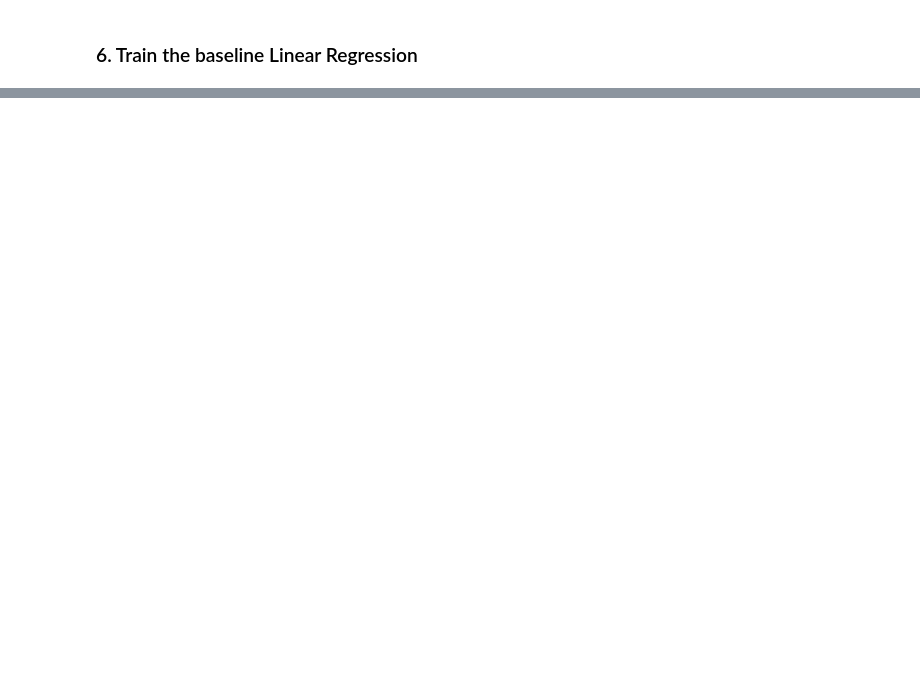
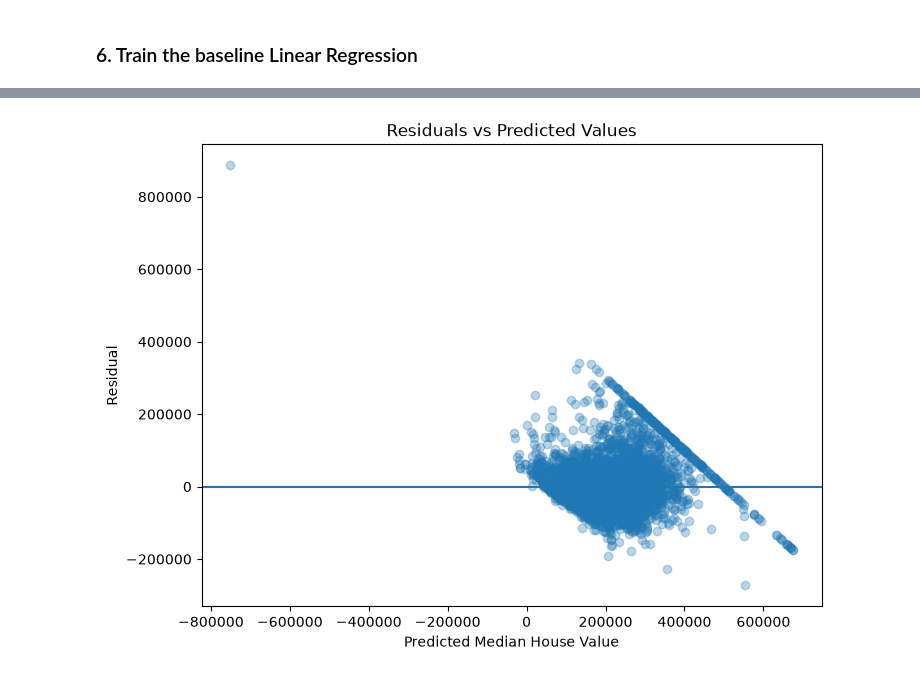
Before and after one commit to amanvashisth/House-Price-Prediction-ML-Project, a Jupyter notebook: Notebooks/03_baseline_setup_model.ipynb, the cells around one changed output, grey strips where cells are left out. Cells and saved outputs as stored; diff of their text form; code cells hidden in the pictures; blank space fills up the shorter version.

```diff
--- a/Notebooks/03_baseline_setup_model.ipynb
+++ b/Notebooks/03_baseline_setup_model.ipynb
@@ -120,0 +226,3 @@ LinearRegression does not accept missing values encoded as NaN natively. For sup
+# %%
+residuals = y_test - y_test_pred
+residuals
@@ -120,0 +242,18 @@ LinearRegression does not accept missing values encoded as NaN natively. For sup
+# %%
+plt.figure(figsize=(8, 6))
+
+plt.scatter(
+    y_test_pred,
+    residuals,
+    alpha=0.3
+)
+
+plt.axhline(0)
+
+plt.xlabel("Predicted Median House Value")
+plt.ylabel("Residual")
+plt.title("Residuals vs Predicted Values")
+
+plt.show()
+# %% [output]
+[figure, added]
```
Also changed, not shown: parts of 20 cells of this notebook.
